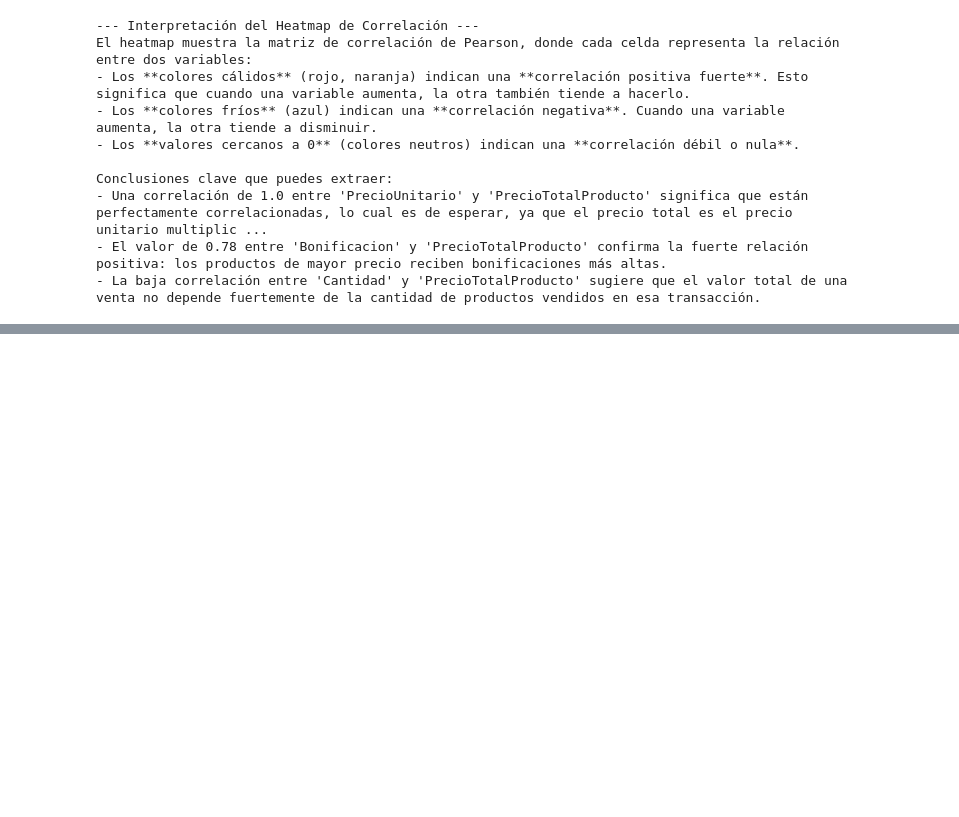
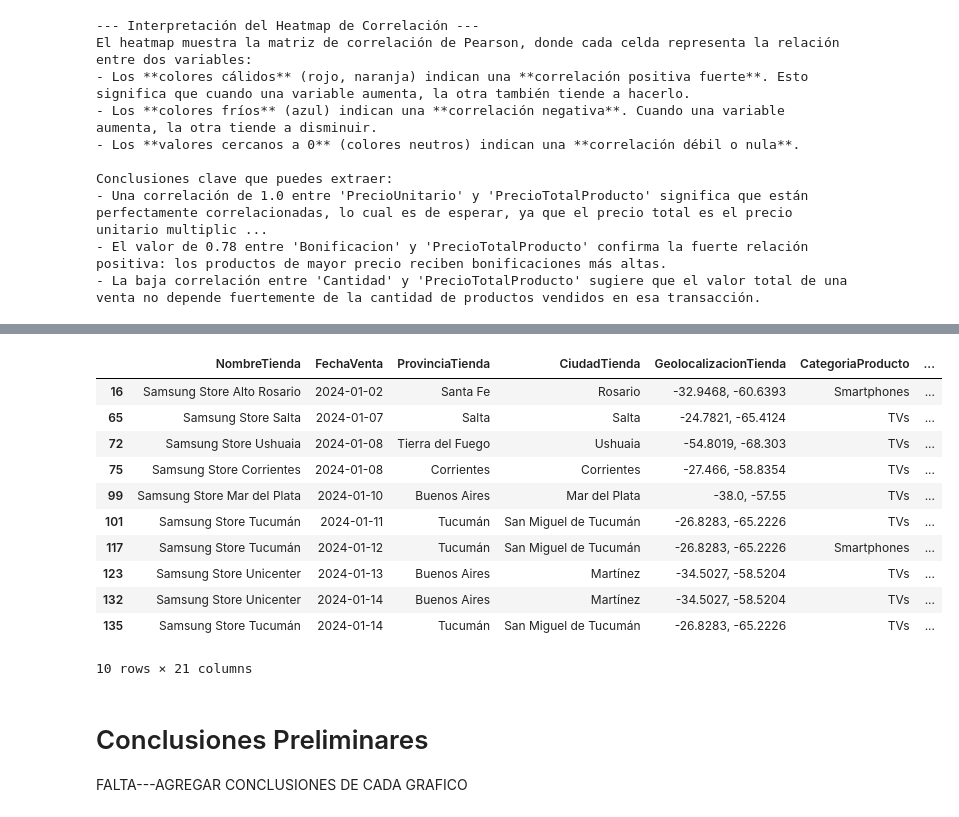
Before and after one commit to andresmd81/DataScience, a Jupyter notebook: ProyectoDS_Parte1_DiazAndres.ipynb, the cells around one changed output, grey strips where cells are left out. Cells and saved outputs as stored; diff of their text form; code cells hidden in the pictures; blank space fills up the shorter version.

```diff
--- a/ProyectoDS_Parte1_DiazAndres.ipynb
+++ b/ProyectoDS_Parte1_DiazAndres.ipynb
@@ -281,0 +327,21 @@ Conclusiones clave que puedes extraer:
+# %%
+#Listar los valores atípicos
+# 3. Mostrar el DataFrame top 10  de outliers
+outliers_df.head(10)
+# %% [output]
+|  | NombreTienda | FechaVenta | ProvinciaTienda | CiudadTienda | GeolocalizacionTienda | CategoriaProducto | ... |
+| 16 | Samsung Store Alto Rosario | 2024-01-02 | Santa Fe | Rosario | -32.9468, -60.6393 | Smartphones | ... |
+| 65 | Samsung Store Salta | 2024-01-07 | Salta | Salta | -24.7821, -65.4124 | TVs | ... |
+| 72 | Samsung Store Ushuaia | 2024-01-08 | Tierra del Fuego | Ushuaia | -54.8019, -68.303 | TVs | ... |
+| 75 | Samsung Store Corrientes | 2024-01-08 | Corrientes | Corrientes | -27.466, -58.8354 | TVs | ... |
+| 99 | Samsung Store Mar del Plata | 2024-01-10 | Buenos Aires | Mar del Plata | -38.0, -57.55 | TVs | ... |
+| 101 | Samsung Store Tucumán | 2024-01-11 | Tucumán | San Miguel de Tucumán | -26.8283, -65.2226 | TVs | ... |
+| 117 | Samsung Store Tucumán | 2024-01-12 | Tucumán | San Miguel de Tucumán | -26.8283, -65.2226 | Smartphones | ... |
+| 123 | Samsung Store Unicenter | 2024-01-13 | Buenos Aires | Martínez | -34.5027, -58.5204 | TVs | ... |
+| 132 | Samsung Store Unicenter | 2024-01-14 | Buenos Aires | Martínez | -34.5027, -58.5204 | TVs | ... |
+| 135 | Samsung Store Tucumán | 2024-01-14 | Tucumán | San Miguel de Tucumán | -26.8283, -65.2226 | TVs | ... |
+10 rows × 21 columns
+# %% [markdown]
+# Conclusiones Preliminares
+
+FALTA---AGREGAR CONCLUSIONES DE CADA GRAFICO
```
Also changed, not shown: parts of 4 cells of this notebook.
